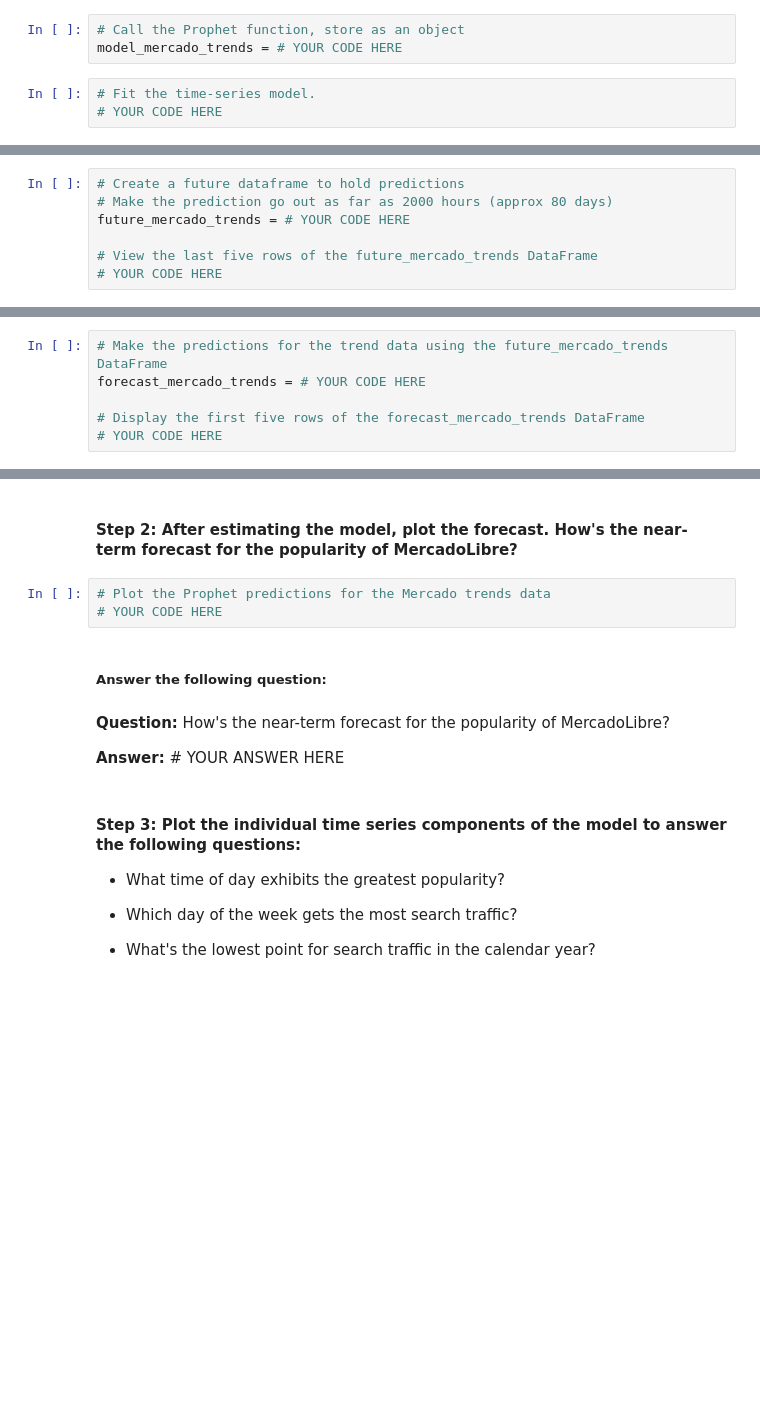
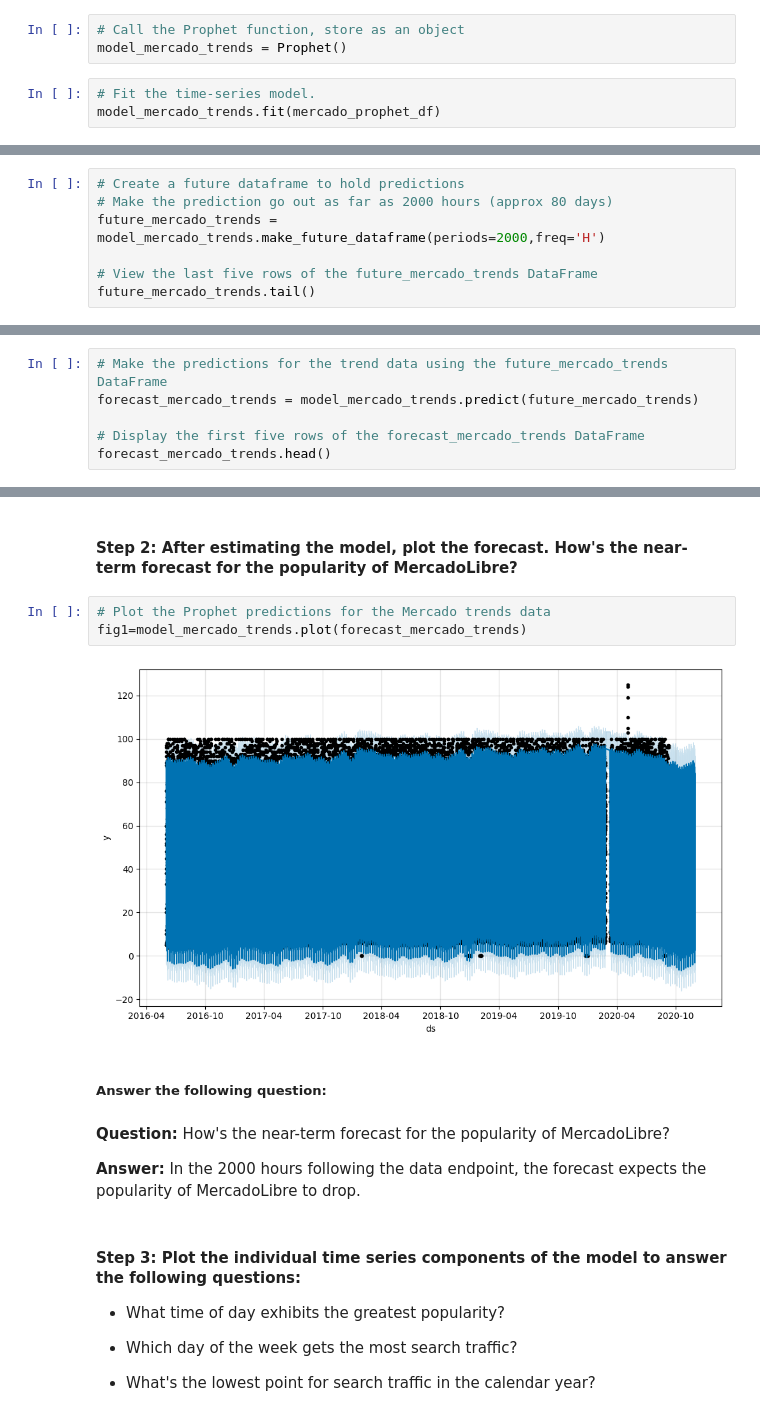
Before and after one commit to marc-martinez1/time_series_analysis_demo, a Jupyter notebook: forecasting_net_prophet.ipynb, the cells around one changed output, grey strips where cells are left out. Drawn from its saved outputs; the diff is of its cells as text; blank space fills up the shorter version.

```diff
--- a/forecasting_net_prophet.ipynb
+++ b/forecasting_net_prophet.ipynb
@@ -521,6 +534,6 @@ mercado_prophet_df = # YOUR CODE HERE
 # %%
 # Call the Prophet function, store as an object
-model_mercado_trends = # YOUR CODE HERE
+model_mercado_trends = Prophet()
 # %%
 # Fit the time-series model.
-# YOUR CODE HERE
+model_mercado_trends.fit(mercado_prophet_df)
@@ -527,7 +551,7 @@ model_mercado_trends = # YOUR CODE HERE
 # %%
 # Create a future dataframe to hold predictions
 # Make the prediction go out as far as 2000 hours (approx 80 days)
-future_mercado_trends = # YOUR CODE HERE
+future_mercado_trends = model_mercado_trends.make_future_dataframe(periods=2000,freq='H')
 
 # View the last five rows of the future_mercado_trends DataFrame
-# YOUR CODE HERE
+future_mercado_trends.tail()
@@ -534,6 +565,6 @@ future_mercado_trends = # YOUR CODE HERE
 # %%
 # Make the predictions for the trend data using the future_mercado_trends DataFrame
-forecast_mercado_trends = # YOUR CODE HERE
+forecast_mercado_trends = model_mercado_trends.predict(future_mercado_trends)
 
 # Display the first five rows of the forecast_mercado_trends DataFrame
-# YOUR CODE HERE
+forecast_mercado_trends.head()
@@ -541,13 +580,15 @@ forecast_mercado_trends = # YOUR CODE HERE
 #### Step 2: After estimating the model, plot the forecast. How's the near-term forecast for the popularity of MercadoLibre?
 # %%
 # Plot the Prophet predictions for the Mercado trends data
-# YOUR CODE HERE
+fig1=model_mercado_trends.plot(forecast_mercado_trends)
+# %% [output]
+[figure, added]
 # %% [markdown]
 ##### Answer the following question:
 # %% [markdown]
 **Question:**  How's the near-term forecast for the popularity of MercadoLibre?
 
-**Answer:** # YOUR ANSWER HERE
+**Answer:** In the 2000 hours following the data endpoint, the forecast expects the popularity of MercadoLibre to drop.
 # %% [markdown]
 #### Step 3: Plot the individual time series components of the model to answer the following questions:
 
```
Also changed, not shown: parts of 15 cells of this notebook.
